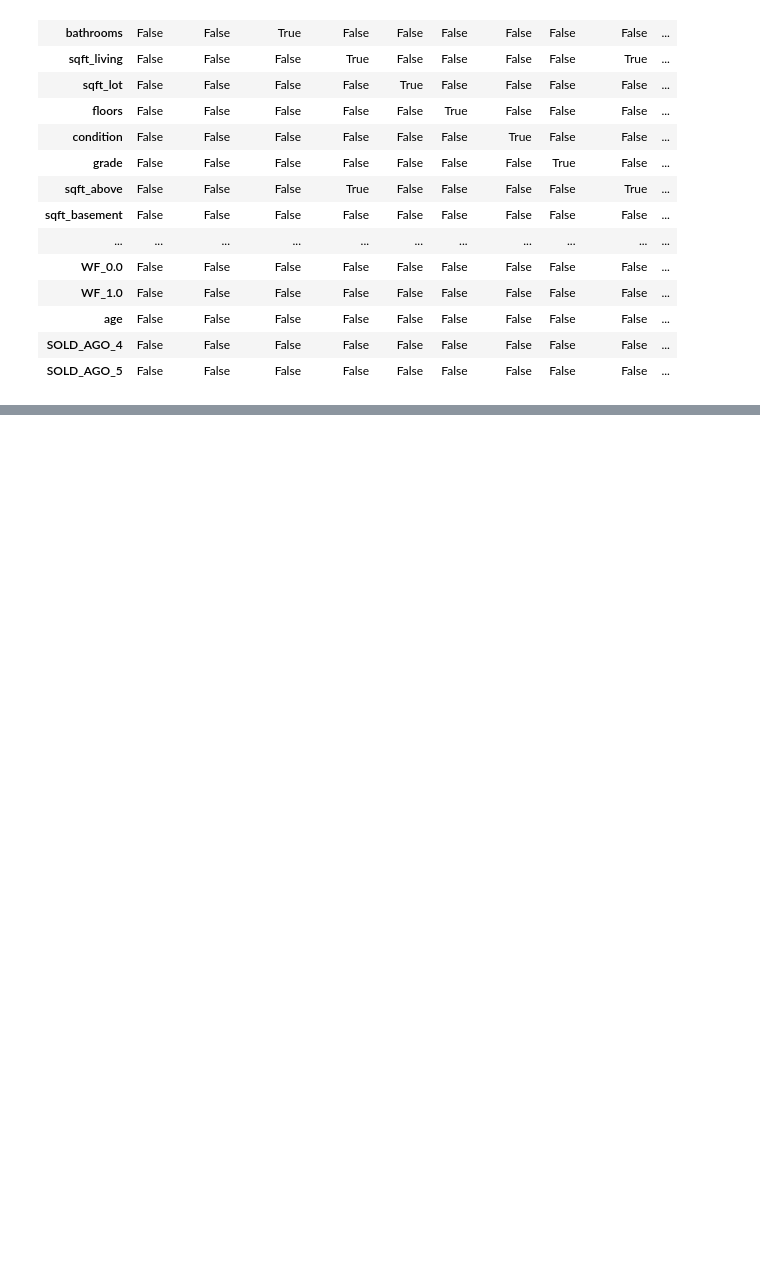
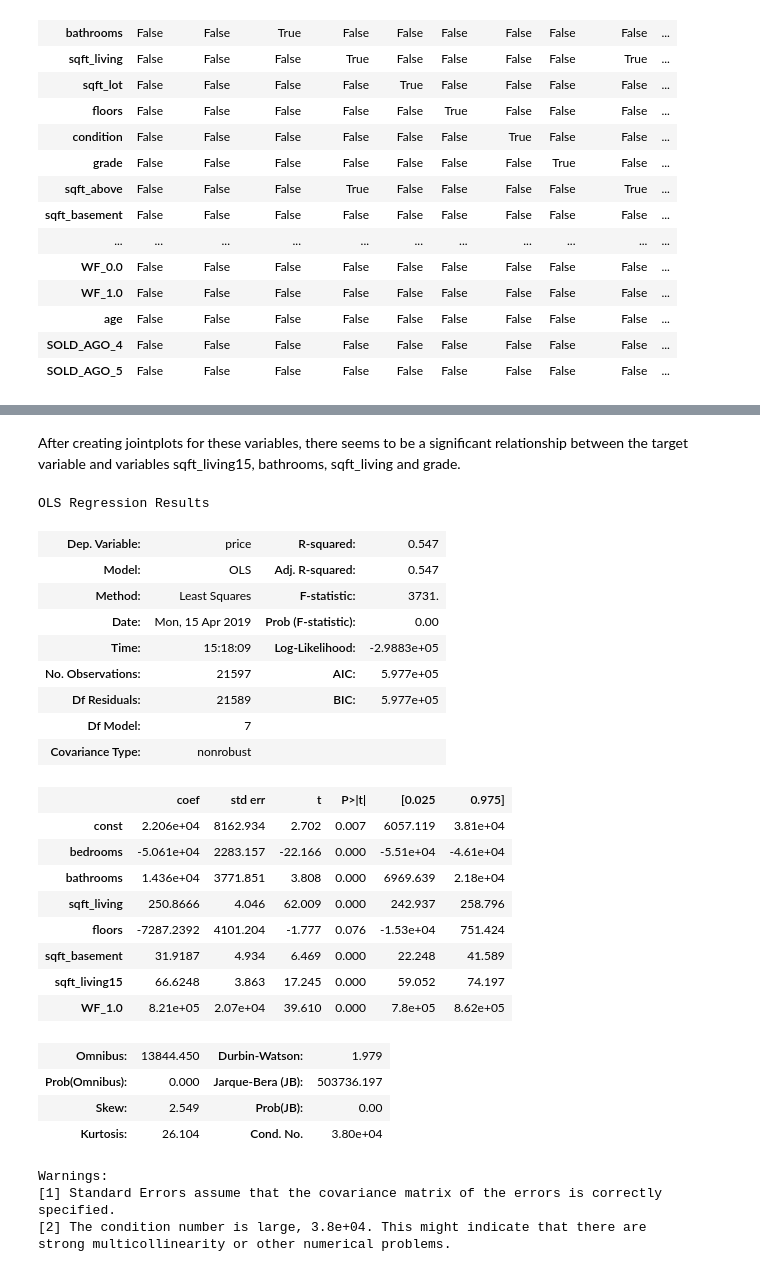
Before and after one commit to AnnaLara/dsc-1-final-project, a Jupyter notebook: draft.ipynb, the cells around one changed output, grey strips where cells are left out. Cells and saved outputs as stored; diff of their text form; code cells hidden in the pictures; blank space fills up the shorter version.

```diff
--- a/draft.ipynb
+++ b/draft.ipynb
@@ -434,0 +449,2 @@ predictors = ['bedrooms', 'bathrooms', 'sqft_living', 'floors', 'grade', 'sqft_b
+# %% [markdown]
+After creating jointplots for these variables, there seems to be a significant relationship between the target variable and variables sqft_living15, bathrooms, sqft_living and grade.
@@ -434,0 +455,38 @@ predictors = ['bedrooms', 'bathrooms', 'sqft_living', 'floors', 'grade', 'sqft_b
+# %%
+import statsmodels.api as sm
+from statsmodels.formula.api import ols
+
+target = df.price
+predictors = df[['bedrooms','bathrooms','sqft_living','floors','sqft_basement','sqft_living15','WF_1.0']]
+
+predictors_int = sm.add_constant(predictors)
+model = sm.OLS(target, predictors_int).fit()
+model.summary()
+# %% [output]
+OLS Regression Results
+| Dep. Variable: | price | R-squared: | 0.547 |
+| Model: | OLS | Adj. R-squared: | 0.547 |
+| Method: | Least Squares | F-statistic: | 3731. |
+| Date: | Mon, 15 Apr 2019 | Prob (F-statistic): | 0.00 |
+| Time: | 15:18:09 | Log-Likelihood: | -2.9883e+05 |
+| No. Observations: | 21597 | AIC: | 5.977e+05 |
+| Df Residuals: | 21589 | BIC: | 5.977e+05 |
+| Df Model: | 7 |  |  |
+| Covariance Type: | nonrobust |  |  |
+|  | coef | std err | t | P>|t| | [0.025 | 0.975] |
+| const | 2.206e+04 | 8162.934 | 2.702 | 0.007 | 6057.119 | 3.81e+04 |
+| bedrooms | -5.061e+04 | 2283.157 | -22.166 | 0.000 | -5.51e+04 | -4.61e+04 |
+| bathrooms | 1.436e+04 | 3771.851 | 3.808 | 0.000 | 6969.639 | 2.18e+04 |
+| sqft_living | 250.8666 | 4.046 | 62.009 | 0.000 | 242.937 | 258.796 |
+| floors | -7287.2392 | 4101.204 | -1.777 | 0.076 | -1.53e+04 | 751.424 |
+| sqft_basement | 31.9187 | 4.934 | 6.469 | 0.000 | 22.248 | 41.589 |
+| sqft_living15 | 66.6248 | 3.863 | 17.245 | 0.000 | 59.052 | 74.197 |
+| WF_1.0 | 8.21e+05 | 2.07e+04 | 39.610 | 0.000 | 7.8e+05 | 8.62e+05 |
+| Omnibus: | 13844.450 | Durbin-Watson: | 1.979 |
+| Prob(Omnibus): | 0.000 | Jarque-Bera (JB): | 503736.197 |
+| Skew: | 2.549 | Prob(JB): | 0.00 |
+| Kurtosis: | 26.104 | Cond. No. | 3.80e+04 |
+Warnings:
+[1] Standard Errors assume that the covariance matrix of the errors is correctly specified.
+[2] The condition number is large, 3.8e+04. This might indicate that there are
+strong multicollinearity or other numerical problems.
```
Also changed, not shown: parts of 13 cells of this notebook.
